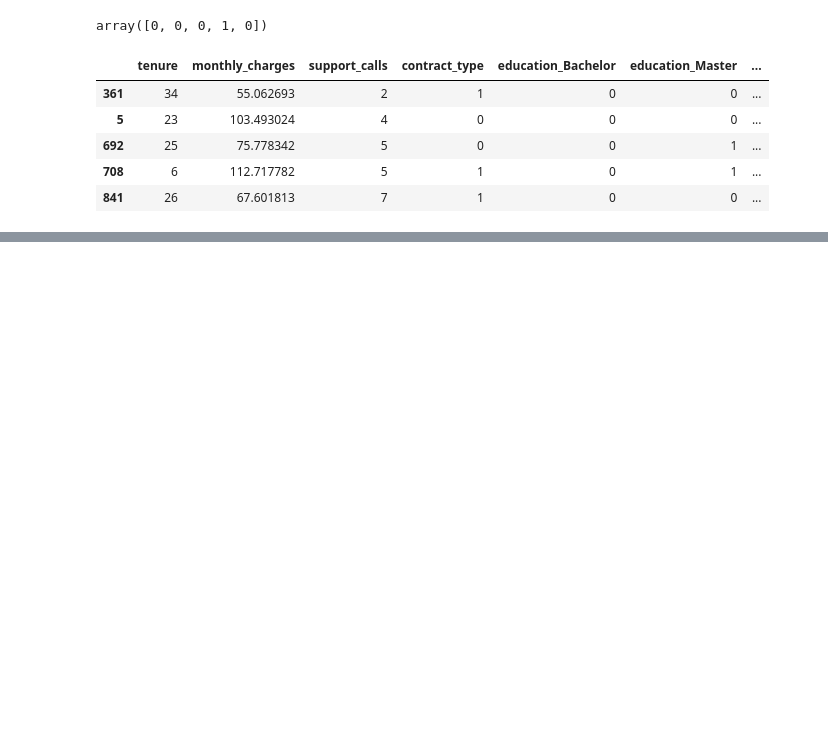
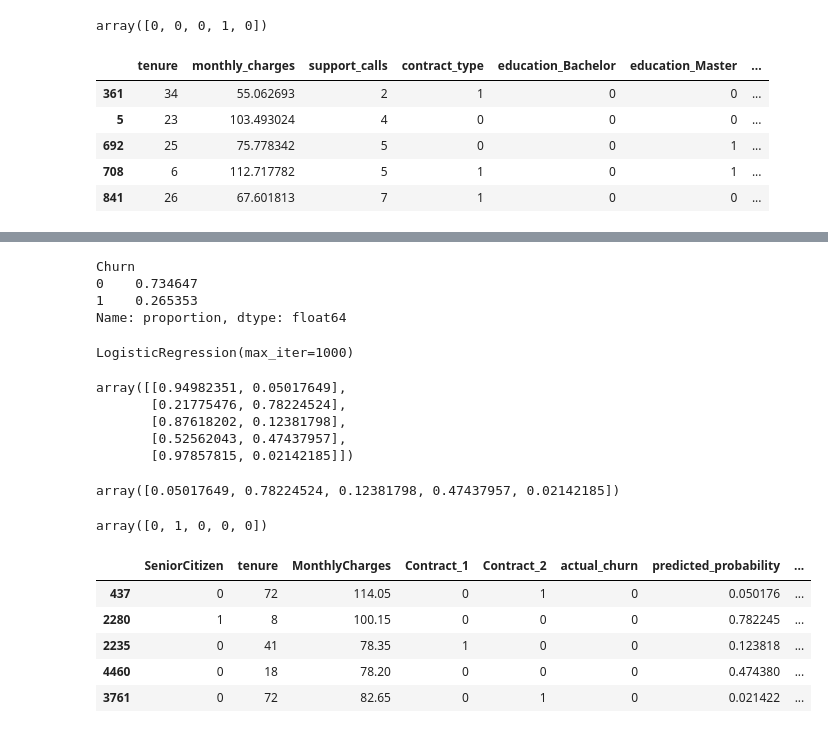
Before and after one commit to MarTvyal62/data_analytics_with_python, a Jupyter notebook: notebooks/16_logistic_regression.ipynb, the cells around one changed output, grey strips where cells are left out. Drawn from its saved outputs; the diff is of its cells as text; code cells hidden in the pictures; blank space fills up the shorter version.

```diff
--- a/notebooks/16_logistic_regression.ipynb
+++ b/notebooks/16_logistic_regression.ipynb
@@ -199,0 +462,51 @@ prediction_results.head()
+# %%
+y_train.value_counts(normalize=True)
+# %% [output]
+Churn
+0    0.734647
+1    0.265353
+Name: proportion, dtype: float64
+# %%
+
+y_train = y_train.astype(int)
+
+churn_model = LogisticRegression(max_iter=1000)
+
+churn_model.fit(X_train, y_train)
+# %% [output]
+LogisticRegression(max_iter=1000)
+# %%
+probs = churn_model.predict_proba(X_test)
+probs[:5]
+# %% [output]
+array([[0.94982351, 0.05017649],
+       [0.21775476, 0.78224524],
+       [0.87618202, 0.12381798],
+       [0.52562043, 0.47437957],
+       [0.97857815, 0.02142185]])
+# %%
+probs = probs[:, 1]
+probs[:5]
+# %% [output]
+array([0.05017649, 0.78224524, 0.12381798, 0.47437957, 0.02142185])
+# %%
+threshold = 0.5
+preds = (probs >= threshold).astype(int)
+preds[:5]
+# %% [output]
+array([0, 1, 0, 0, 0])
+# %%
+prediction_results = X_test.copy()
+
+prediction_results["actual_churn"] = y_test.values
+prediction_results["predicted_probability"] = probs
+prediction_results["predicted_churn"] = preds
+
+prediction_results.head()
+# %% [output]
+|  | SeniorCitizen | tenure | MonthlyCharges | Contract_1 | Contract_2 | actual_churn | predicted_probability | ... |
+| 437 | 0 | 72 | 114.05 | 0 | 1 | 0 | 0.050176 | ... |
+| 2280 | 1 | 8 | 100.15 | 0 | 0 | 0 | 0.782245 | ... |
+| 2235 | 0 | 41 | 78.35 | 1 | 0 | 0 | 0.123818 | ... |
+| 4460 | 0 | 18 | 78.20 | 0 | 0 | 0 | 0.474380 | ... |
+| 3761 | 0 | 72 | 82.65 | 0 | 1 | 0 | 0.021422 | ... |
```
Also changed, not shown: parts of 31 cells of this notebook.
